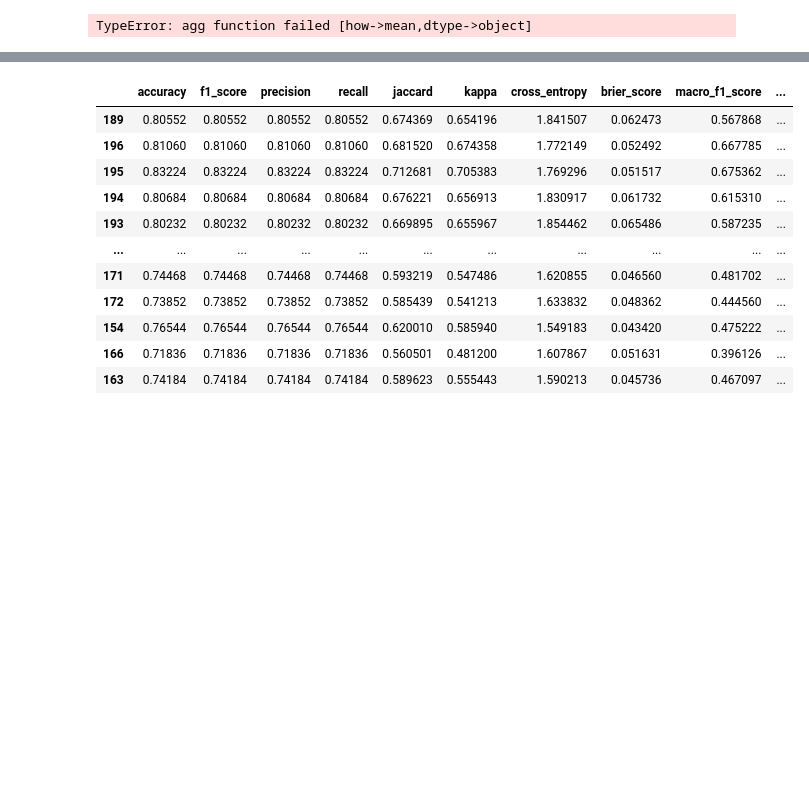
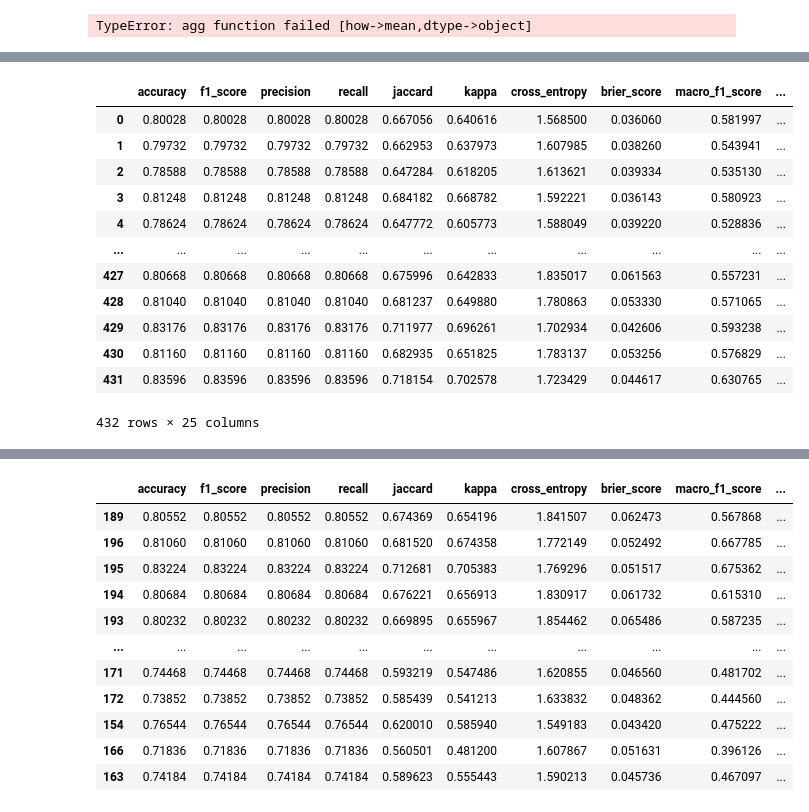
Before and after one commit to DakotaHester/ms-land-cover, a Jupyter notebook: notebooks/pretrain_results_smalldataset.ipynb, the cells around one changed output, grey strips where cells are left out. Saved outputs shown, nothing was run; the diff lists cells and outputs as text; code cells hidden in the pictures; blank space fills up the shorter version.

```diff
--- a/notebooks/pretrain_results_smalldataset.ipynb
+++ b/notebooks/pretrain_results_smalldataset.ipynb
@@ -320,3 +341,19 @@ fig.tight_layout()
+# %%
+metrics_df
+# %% [output]
+|  | accuracy | f1_score | precision | recall | jaccard | kappa | cross_entropy | brier_score | macro_f1_score | ... |
+| 0 | 0.80028 | 0.80028 | 0.80028 | 0.80028 | 0.667056 | 0.640616 | 1.568500 | 0.036060 | 0.581997 | ... |
+| 1 | 0.79732 | 0.79732 | 0.79732 | 0.79732 | 0.662953 | 0.637973 | 1.607985 | 0.038260 | 0.543941 | ... |
+| 2 | 0.78588 | 0.78588 | 0.78588 | 0.78588 | 0.647284 | 0.618205 | 1.613621 | 0.039334 | 0.535130 | ... |
+| 3 | 0.81248 | 0.81248 | 0.81248 | 0.81248 | 0.684182 | 0.668782 | 1.592221 | 0.036143 | 0.580923 | ... |
+| 4 | 0.78624 | 0.78624 | 0.78624 | 0.78624 | 0.647772 | 0.605773 | 1.588049 | 0.039220 | 0.528836 | ... |
+| ... | ... | ... | ... | ... | ... | ... | ... | ... | ... | ... |
+| 427 | 0.80668 | 0.80668 | 0.80668 | 0.80668 | 0.675996 | 0.642833 | 1.835017 | 0.061563 | 0.557231 | ... |
+| 428 | 0.81040 | 0.81040 | 0.81040 | 0.81040 | 0.681237 | 0.649880 | 1.780863 | 0.053330 | 0.571065 | ... |
+| 429 | 0.83176 | 0.83176 | 0.83176 | 0.83176 | 0.711977 | 0.696261 | 1.702934 | 0.042606 | 0.593238 | ... |
+| 430 | 0.81160 | 0.81160 | 0.81160 | 0.81160 | 0.682935 | 0.651825 | 1.783137 | 0.053256 | 0.576829 | ... |
+| 431 | 0.83596 | 0.83596 | 0.83596 | 0.83596 | 0.718154 | 0.702578 | 1.723429 | 0.044617 | 0.630765 | ... |
+432 rows × 25 columns
 # %%
 # --- Plot 1: Linear Probing Results ---
 import seaborn as sns
```
Also changed, not shown: parts of 7 cells of this notebook, 1 other file.
